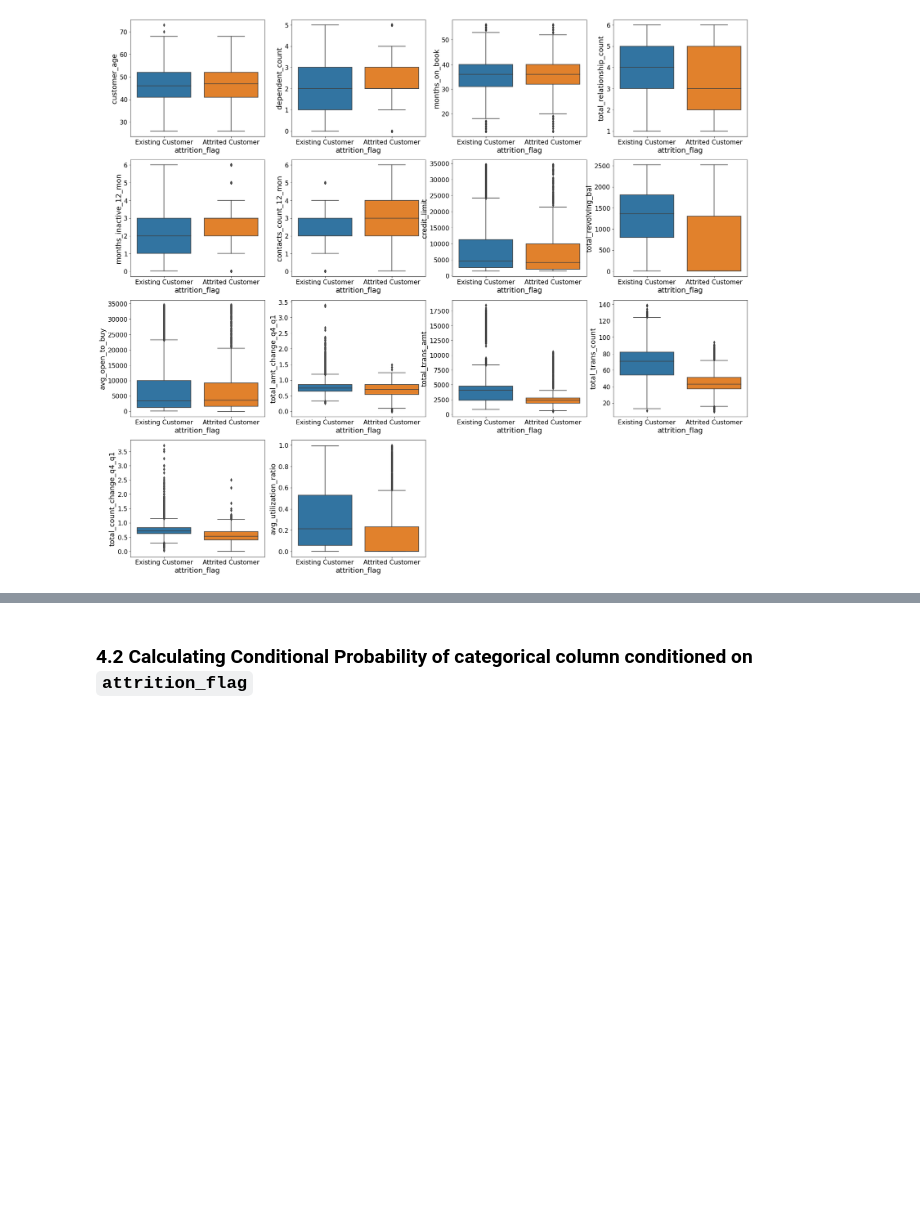
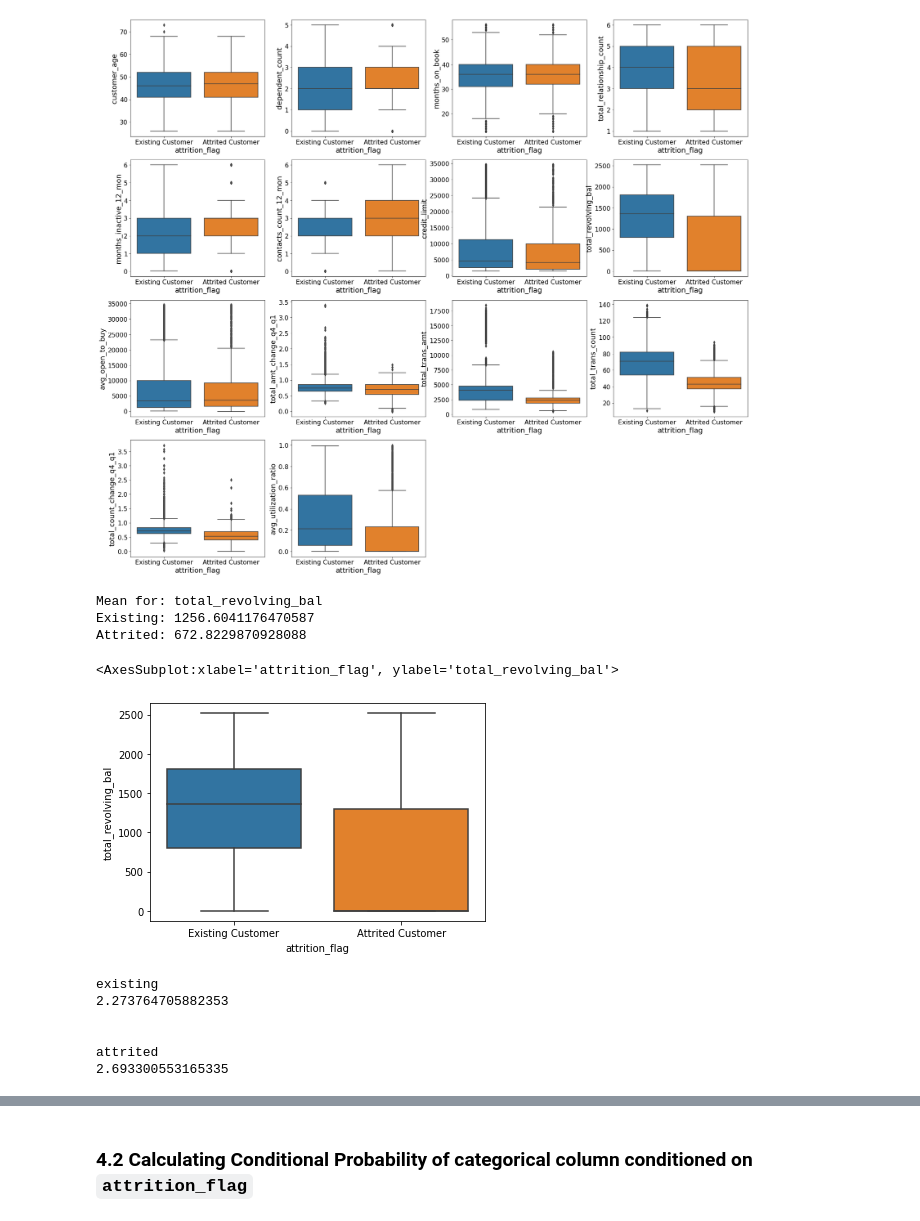
Before and after one commit to jonjonnyjonjon/introml-g2t4, a Jupyter notebook: EDA.ipynb, the cells around one changed output, grey strips where cells are left out. Saved outputs shown, nothing was run; the diff lists cells and outputs as text; code cells hidden in the pictures; blank space fills up the shorter version.

```diff
--- a/EDA.ipynb
+++ b/EDA.ipynb
@@ -337,3 +374,36 @@ for i in range(len(numerical) ):
 plt.show()
 # %% [output]
 [figure]
+# %%
+existing_customers = df[ df['attrition_flag'] == 'Existing Customer']
+attrited_customers = df[ df['attrition_flag'] == 'Attrited Customer']
+
+print('Mean for: total_revolving_bal ')
+print( 'Existing:', existing_customers['total_revolving_bal'].mean() )
+print( 'Attrited:', attrited_customers['total_revolving_bal'].mean() )
+sns.boxplot(x='attrition_flag', y='total_revolving_bal', data=df)
+# %% [output]
+Mean for: total_revolving_bal
+Existing: 1256.6041176470587
+Attrited: 672.8229870928088
+<AxesSubplot:xlabel='attrition_flag', ylabel='total_revolving_bal'>
+[figure, added]
+# %%
+existing_customers = df[ df['attrition_flag'] == 'Existing Customer']
+attrited_customers = df[ df['attrition_flag'] == 'Attrited Customer']
+
+print('existing')
+
+print( existing_customers['total_revolving_bala'].mean() )
+print()
+print()
+print('attrited')
+
+print( attrited_customers['months_inactive_12_mon'].mean() )
+# %% [output]
+existing
+2.273764705882353
+
+
+attrited
+2.693300553165335
```
Also changed, not shown: parts of 8 cells of this notebook.
